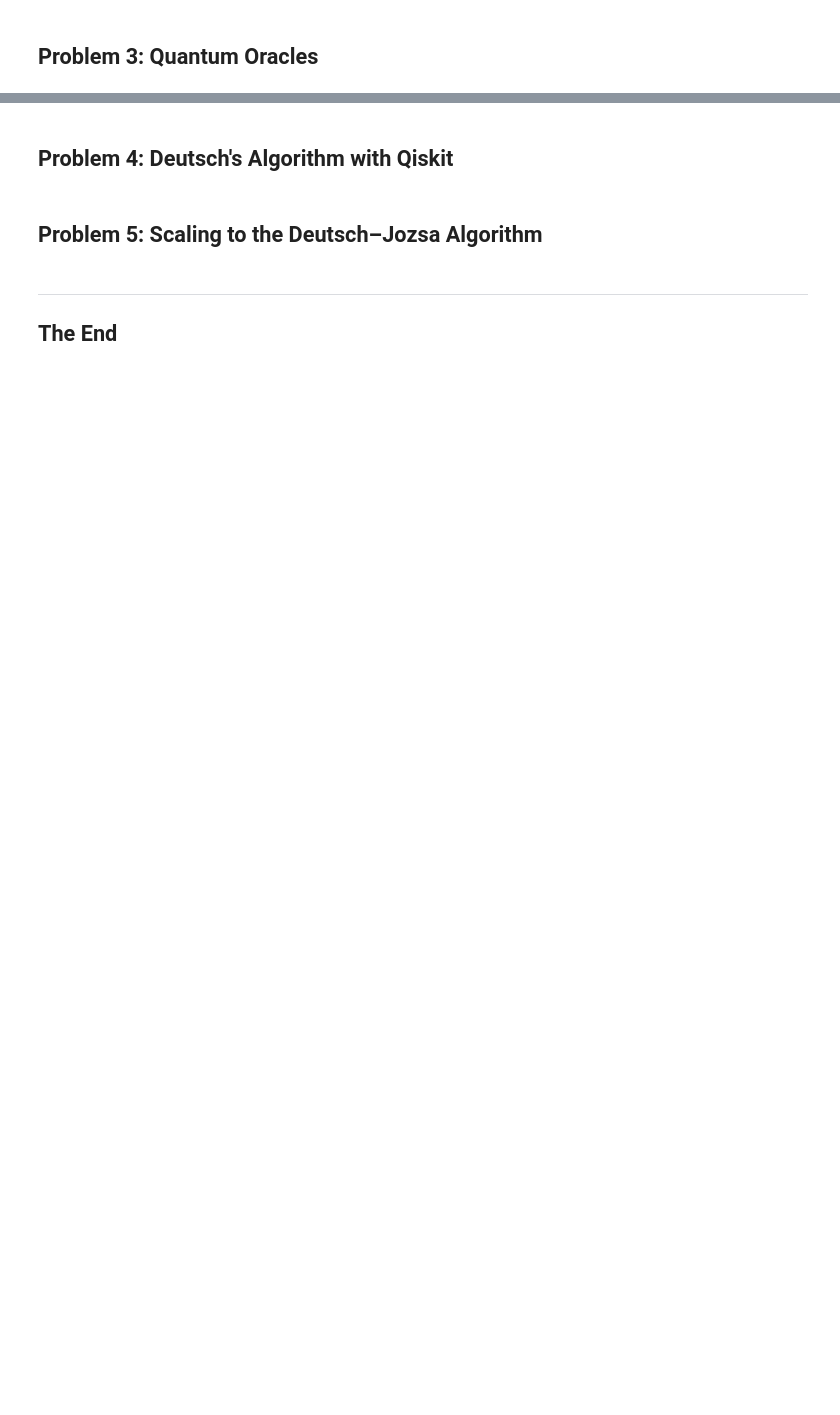
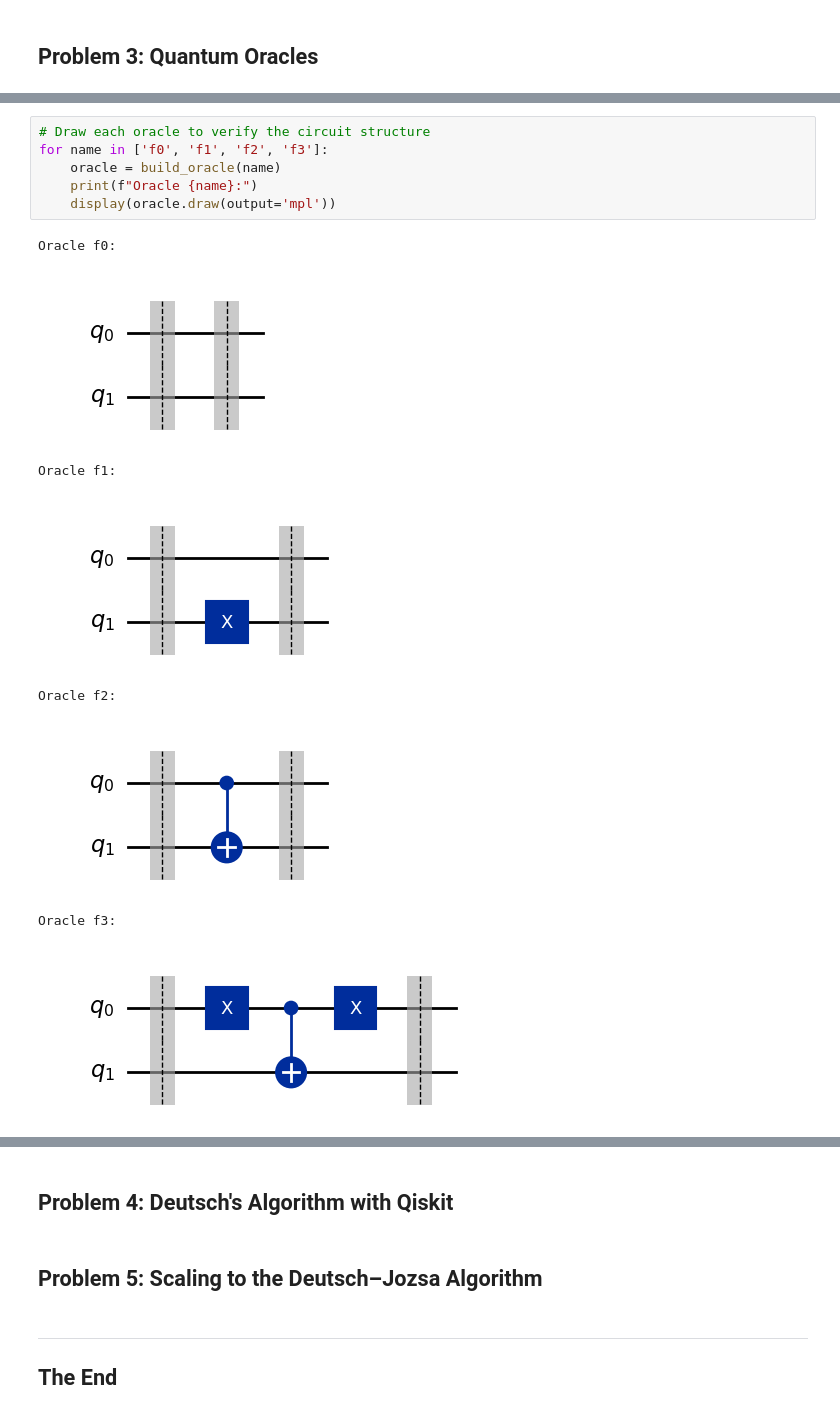
Before and after one commit to ArielCNunes/emerging-technologies, a Jupyter notebook: problems.ipynb, the cells around one changed output, grey strips where cells are left out. Drawn from its saved outputs; the diff is of its cells as text; blank space fills up the shorter version.

```diff
--- a/problems.ipynb
+++ b/problems.ipynb
@@ -223,0 +298,15 @@ Both implementations agree on all tests.
+# %%
+# Draw each oracle to verify the circuit structure
+for name in ['f0', 'f1', 'f2', 'f3']:
+    oracle = build_oracle(name)
+    print(f"Oracle {name}:")
+    display(oracle.draw(output='mpl'))
+# %% [output]
+Oracle f0:
+[figure, added]
+Oracle f1:
+[figure, added]
+Oracle f2:
+[figure, added]
+Oracle f3:
+[figure, added]
```
Also changed, not shown: parts of 9 cells of this notebook.
